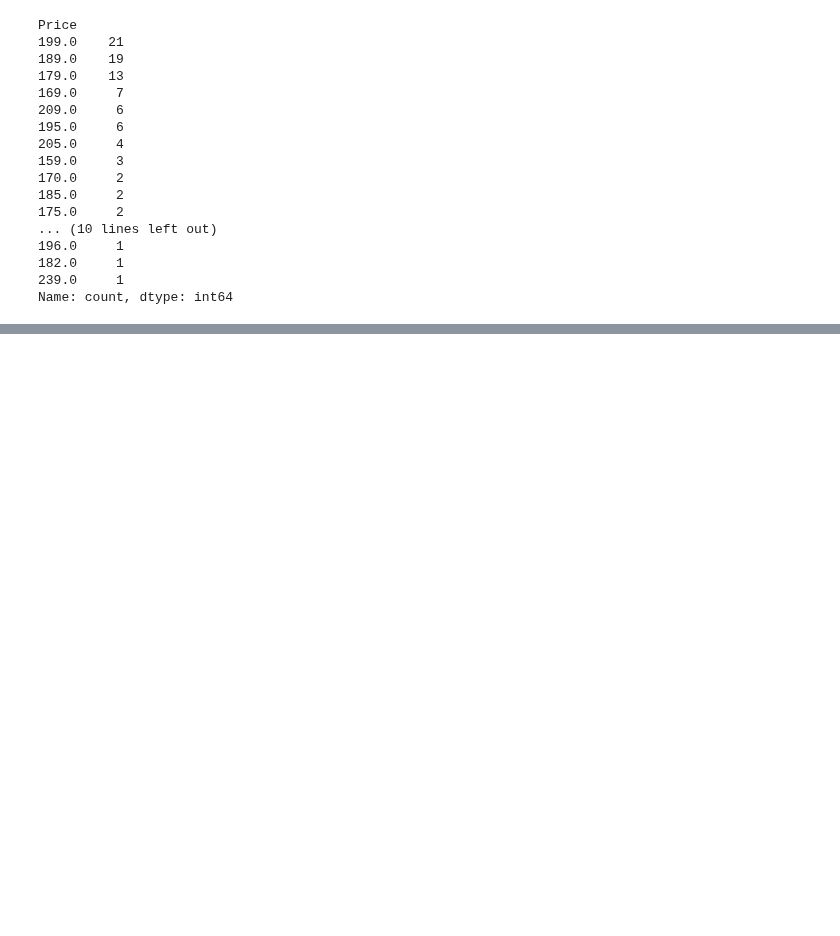
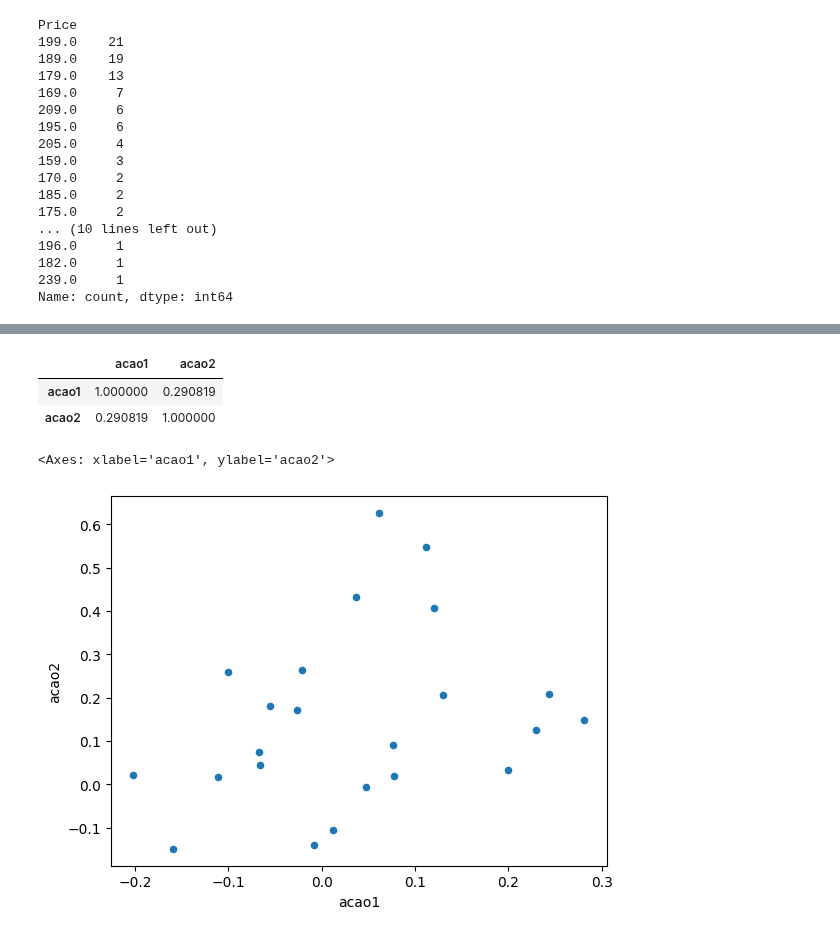
Before and after one commit to ErickVisone/DataScience, a Jupyter notebook: datascience/Exercise Statistics.ipynb, the cells around one changed output, grey strips where cells are left out. Drawn from its saved outputs; the diff is of its cells as text; code cells hidden in the pictures; blank space fills up the shorter version.

Commit message:
Finishing Descriptive Statistics

```diff
--- a/datascience/Exercise Statistics.ipynb
+++ b/datascience/Exercise Statistics.ipynb
@@ -133,0 +205,5 @@ Name: count, dtype: int64
+# %%
+data = "../Data/data_statistics/acoes_retornos.csv"
+
+df_stocks = pd.read_csv(data, index_col ='meses')
+df_stocks.head()
@@ -133,0 +242,11 @@ Name: count, dtype: int64
+# %%
+df_stocks.corr()
+# %% [output]
+|  | acao1 | acao2 |
+| acao1 | 1.000000 | 0.290819 |
+| acao2 | 0.290819 | 1.000000 |
+# %%
+df_stocks.plot.scatter(x='acao1', y='acao2')
+# %% [output]
+<Axes: xlabel='acao1', ylabel='acao2'>
+[figure, added]
```
Also changed, not shown: parts of 14 cells of this notebook, 1 other file.
